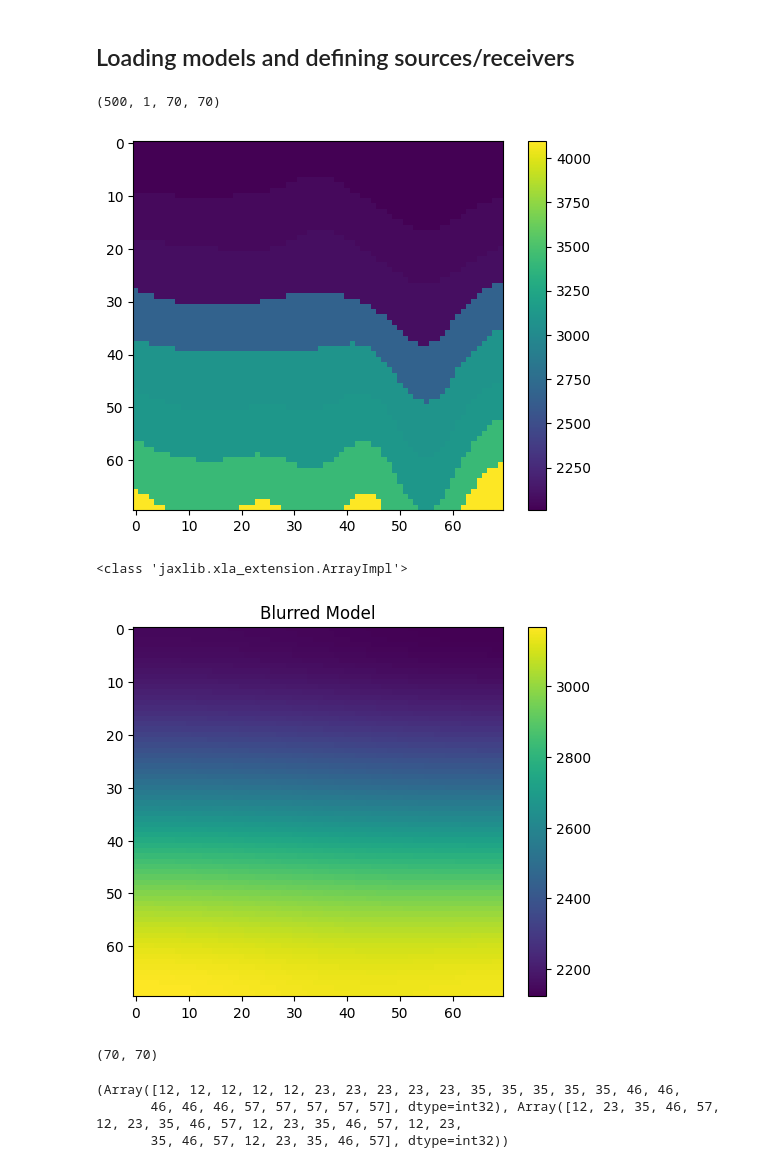
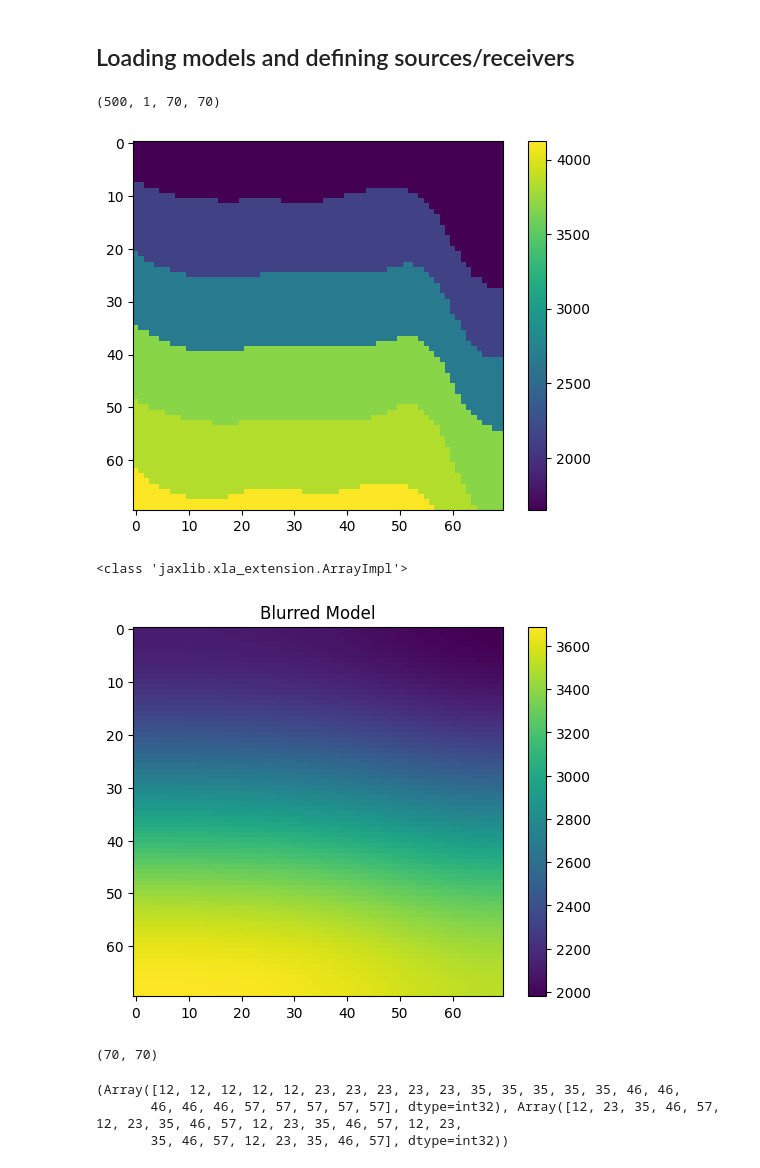
Before and after one commit to armercier/Hybrid-OED, a Jupyter notebook: src/scripts/test_case_comparison.ipynb, the cells around one changed output. Cells and saved outputs as stored; diff of their text form; code cells hidden in the pictures.

```diff
--- a/src/scripts/test_case_comparison.ipynb
+++ b/src/scripts/test_case_comparison.ipynb
@@ -56,38 +60,38 @@ model = jnp.load('model1.npy')
 
 print(model.shape)
 
-model_index = 7
+model_index = 84
 
 true_model = model[model_index,0,:,:]
 plt.imshow(true_model)
 plt.colorbar()
 plt.show()
 print(type(true_model))
 
 from scipy.ndimage import gaussian_filter
 
 # Apply a Gaussian blur
 # Adjust sigma as needed; larger sigma = more blur
 blurred_model = gaussian_filter(true_model, sigma=20)
 
 # Visualize the blurred model
 plt.figure()
 plt.imshow(blurred_model, cmap='viridis')
 plt.colorbar()
 plt.title('Blurred Model')
 plt.show()
 print(blurred_model.shape)
 
 # homogenous model of the velocity avegare
 
 homogenous_model = jnp.ones(true_model.shape) * jnp.mean(true_model)
 
 # plt.imshow(homogenous_model)
 # %% [output]
 (500, 1, 70, 70)
-[figure, old version]
+[figure, new version]
 <class 'jaxlib.xla_extension.ArrayImpl'>
-[figure, old version]
+[figure, new version]
 (70, 70)
 # %%
 N = (70, 70)  # Grid size
```
Also changed, not shown: parts of 36 cells of this notebook, 4 other files.
